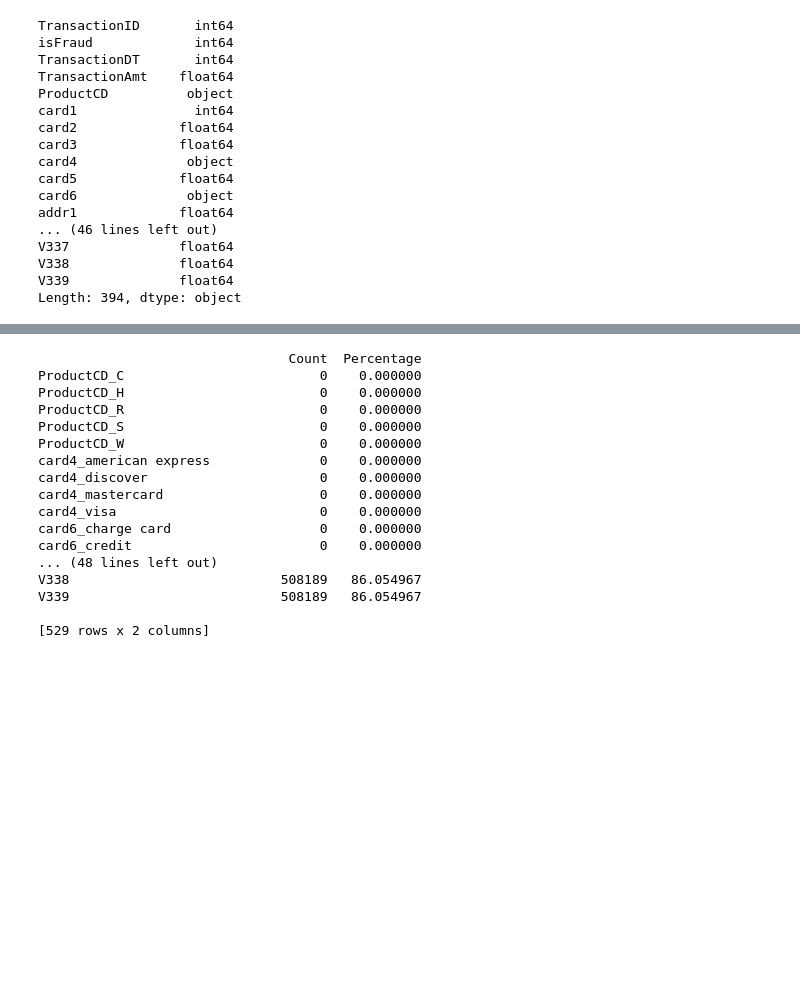
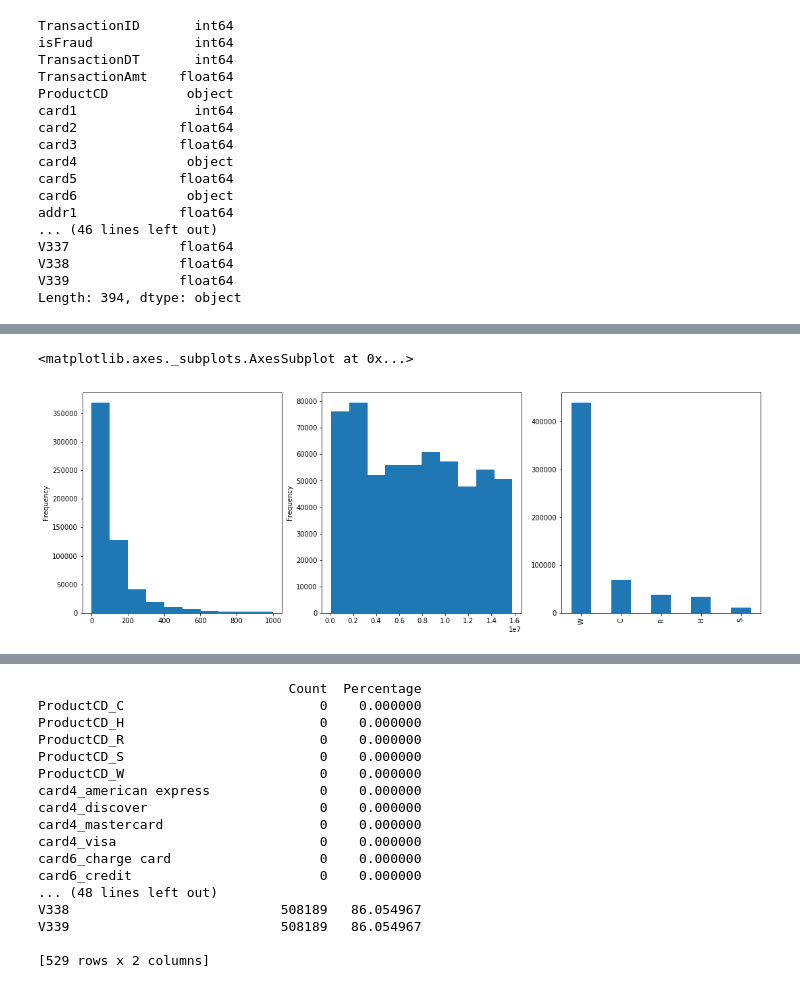
Before and after one commit to hxyue1/Fraud-Detection, a Jupyter notebook: EDA.ipynb, the cells around one changed output, grey strips where cells are left out. Cells and saved outputs as stored; diff of their text form; code cells hidden in the pictures; blank space fills up the shorter version.

```diff
--- a/EDA.ipynb
+++ b/EDA.ipynb
@@ -123,0 +180,9 @@ We have a mixture of integers, floats and strings (and maybe others). Let's conv
+# %%
+fig, axarr = plt.subplots(1, 3, figsize=(18,6))
+
+train_transaction[train_transaction['TransactionAmt']<1000]['TransactionAmt'].plot.hist(ax=axarr[0])
+train_transaction['TransactionDT'].plot.hist(ax=axarr[1])
+train_transaction['ProductCD'].value_counts().plot.bar(ax=axarr[2])
+# %% [output]
+<matplotlib.axes._subplots.AxesSubplot at 0x...>
+[figure, added]
```
Also changed, not shown: parts of 11 cells of this notebook.
